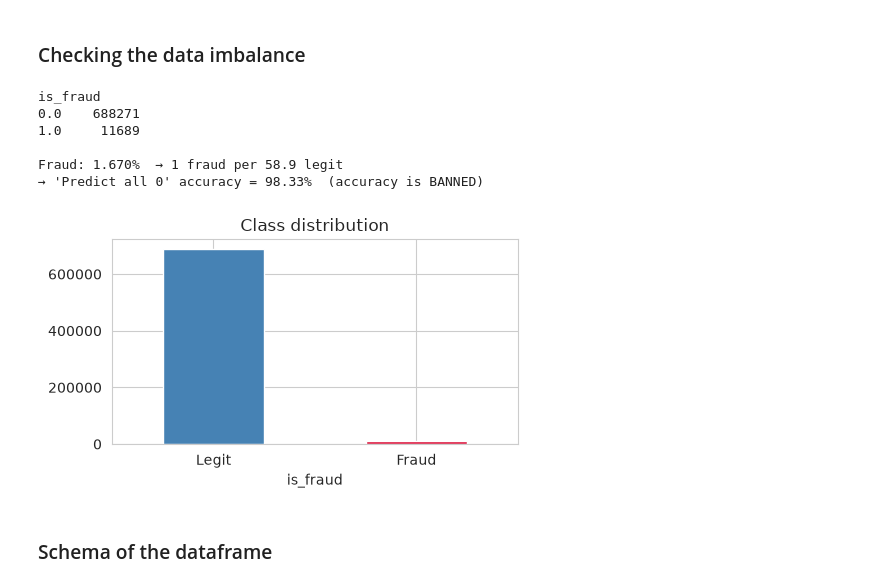
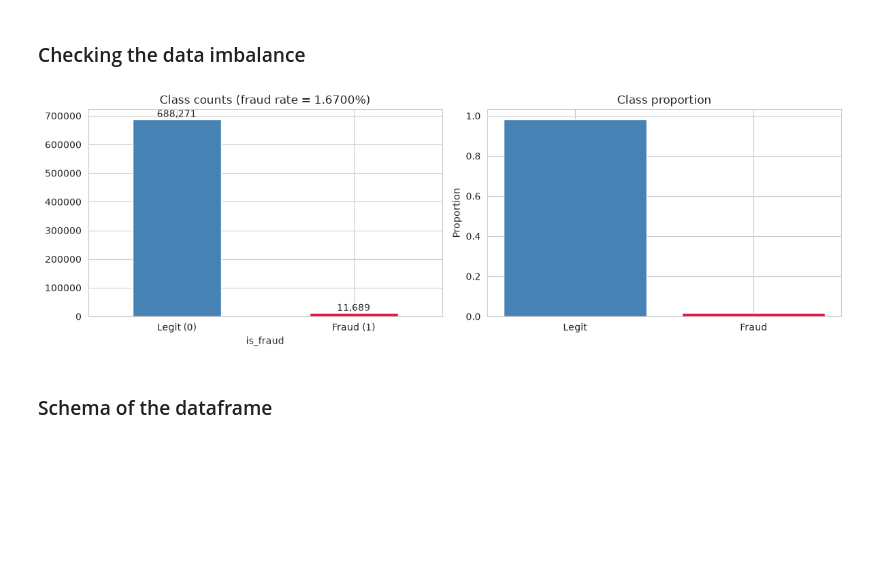
Before and after one commit to Percy5598/fraud-detection-2026, a Jupyter notebook: notebooks/exploration_and_modelling.ipynb, the cells around one changed output. Saved outputs shown, nothing was run; the diff lists cells and outputs as text; code cells hidden in the pictures; blank space fills up the shorter version.

Commit message:
visual exploartion

```diff
--- a/notebooks/exploration_and_modelling.ipynb
+++ b/notebooks/exploration_and_modelling.ipynb
@@ -61,27 +61,26 @@ train.head()
 | 4 | 4 | 653.85 | 0.80 | 4 | 11.69 | 37 | ... |
 # %% [markdown]
 ### Checking the data imbalance
-# %%
-## Data Imbalance
-counts = train[TARGET].value_counts().sort_index()
-pct    = train[TARGET].value_counts(normalize=True).sort_index() * 100
-print(counts.to_string())
-print(f"\nFraud: {pct[1]:.3f}%  → 1 fraud per {counts[0]/counts[1]:.1f} legit")
-print(f"→ 'Predict all 0' accuracy = {pct[0]:.2f}%  (accuracy is BANNED)")
-
-fig, ax = plt.subplots(figsize=(5, 3))
-counts.plot(kind="bar", ax=ax, color=["steelblue", "crimson"])
-ax.set_xticklabels(["Legit", "Fraud"], rotation=0)
-ax.set_title("Class distribution")
-plt.tight_layout(); plt.savefig(REPORTS_DIR / "imbalance.png", dpi=120); plt.show()
-# %% [output]
-is_fraud
-0.0    688271
-1.0     11689
-
-Fraud: 1.670%  → 1 fraud per 58.9 legit
-→ 'Predict all 0' accuracy = 98.33%  (accuracy is BANNED)
-[figure, removed]
+# %%
+def plot_target_balance(df, target=TARGET):
+    counts = df[target].value_counts().sort_index()
+    rate = df[target].mean()
+    fig, ax = plt.subplots(1, 2, figsize=(12, 4))
+    counts.plot.bar(ax=ax[0], color=["steelblue", "crimson"])
+    ax[0].set_title(f"Class counts (fraud rate = {rate:.4%})")
+    ax[0].set_xticklabels(["Legit (0)", "Fraud (1)"], rotation=0)
+    for i, v in enumerate(counts.values):
+        ax[0].text(i, v, f"{v:,}", ha="center", va="bottom")
+
+    # Fraud rate per decile of a random feature just to visualize scale; skip if not needed
+    ax[1].bar(["Legit", "Fraud"], [1 - rate, rate], color=["steelblue", "crimson"])
+    ax[1].set_title("Class proportion")
+    ax[1].set_ylabel("Proportion")
+    plt.tight_layout(); plt.show()
+
+plot_target_balance(train)
+# %% [output]
+[figure, added]
 # %% [markdown]
 ### Schema of the dataframe
 # %%
```
Also changed, not shown: parts of 30 cells of this notebook.
